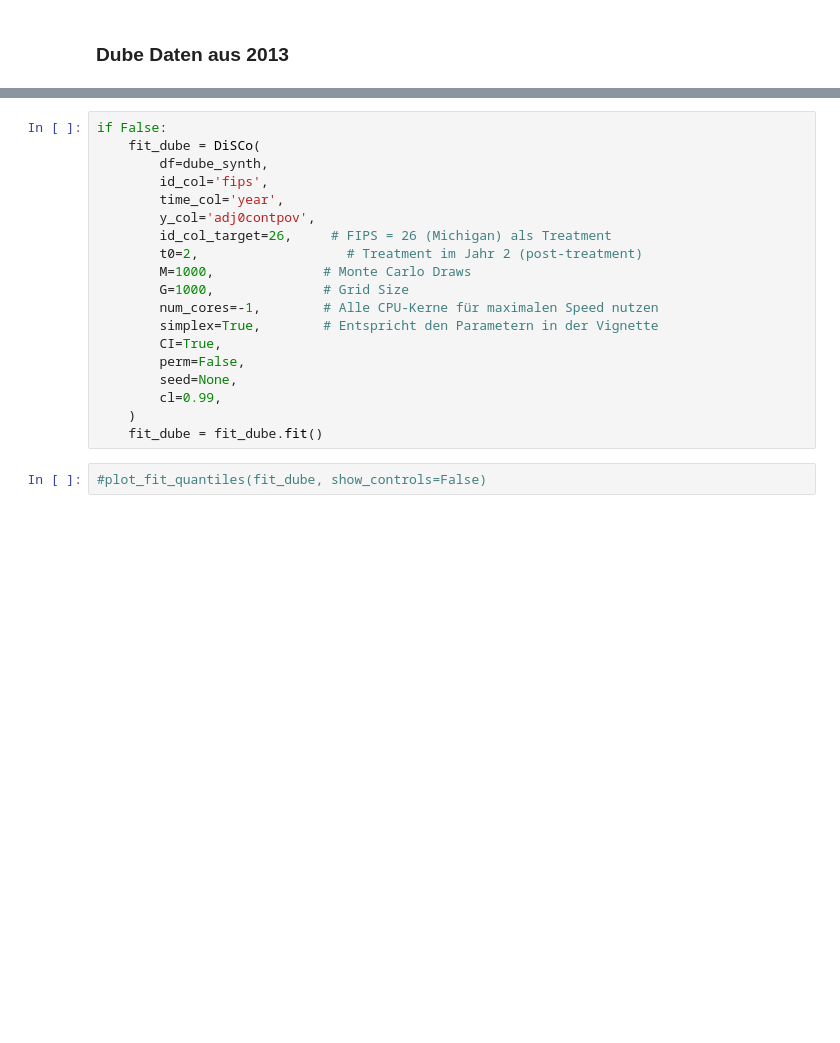
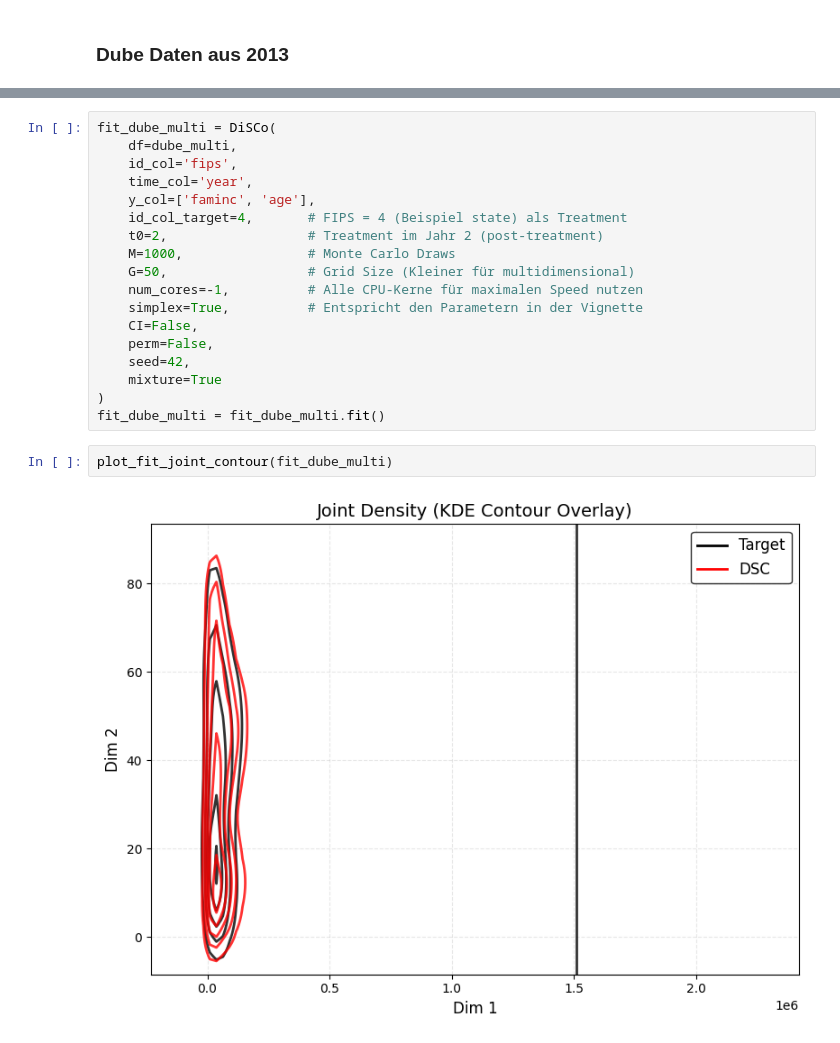
Before and after one commit to alexanderhxs/DiSCos, a Jupyter notebook: python/test_disco.ipynb, the cells around one changed output, grey strips where cells are left out. Drawn from its saved outputs; the diff is of its cells as text; blank space fills up the shorter version.

```diff
--- a/python/test_disco.ipynb
+++ b/python/test_disco.ipynb
@@ -195,21 +199,22 @@ if False:
 # %%
-if False:
-    fit_dube = DiSCo(
-        df=dube_synth,
-        id_col='fips',
-        time_col='year',
-        y_col='adj0contpov',
-        id_col_target=26,     # FIPS = 26 (Michigan) als Treatment
-        t0=2,                   # Treatment im Jahr 2 (post-treatment)
-        M=1000,              # Monte Carlo Draws
-        G=1000,              # Grid Size
-        num_cores=-1,        # Alle CPU-Kerne für maximalen Speed nutzen
-        simplex=True,        # Entspricht den Parametern in der Vignette
-        CI=True,
-        perm=False,
-        seed=None,
-        cl=0.99,
-    )
-    fit_dube = fit_dube.fit()
+fit_dube_multi = DiSCo(
+    df=dube_multi,
+    id_col='fips',
+    time_col='year',
+    y_col=['faminc', 'age'],
+    id_col_target=4,       # FIPS = 4 (Beispiel state) als Treatment
+    t0=2,                  # Treatment im Jahr 2 (post-treatment)
+    M=1000,                # Monte Carlo Draws
+    G=50,                  # Grid Size (Kleiner für multidimensional)
+    num_cores=-1,          # Alle CPU-Kerne für maximalen Speed nutzen
+    simplex=True,          # Entspricht den Parametern in der Vignette
+    CI=False,
+    perm=False,
+    seed=42,
+    mixture=True
+)
+fit_dube_multi = fit_dube_multi.fit()
 # %%
-#plot_fit_quantiles(fit_dube, show_controls=False)
+plot_fit_joint_contour(fit_dube_multi)
+# %% [output]
+[figure, added]
```
Also changed, not shown: parts of 21 cells of this notebook, 8 other files.
